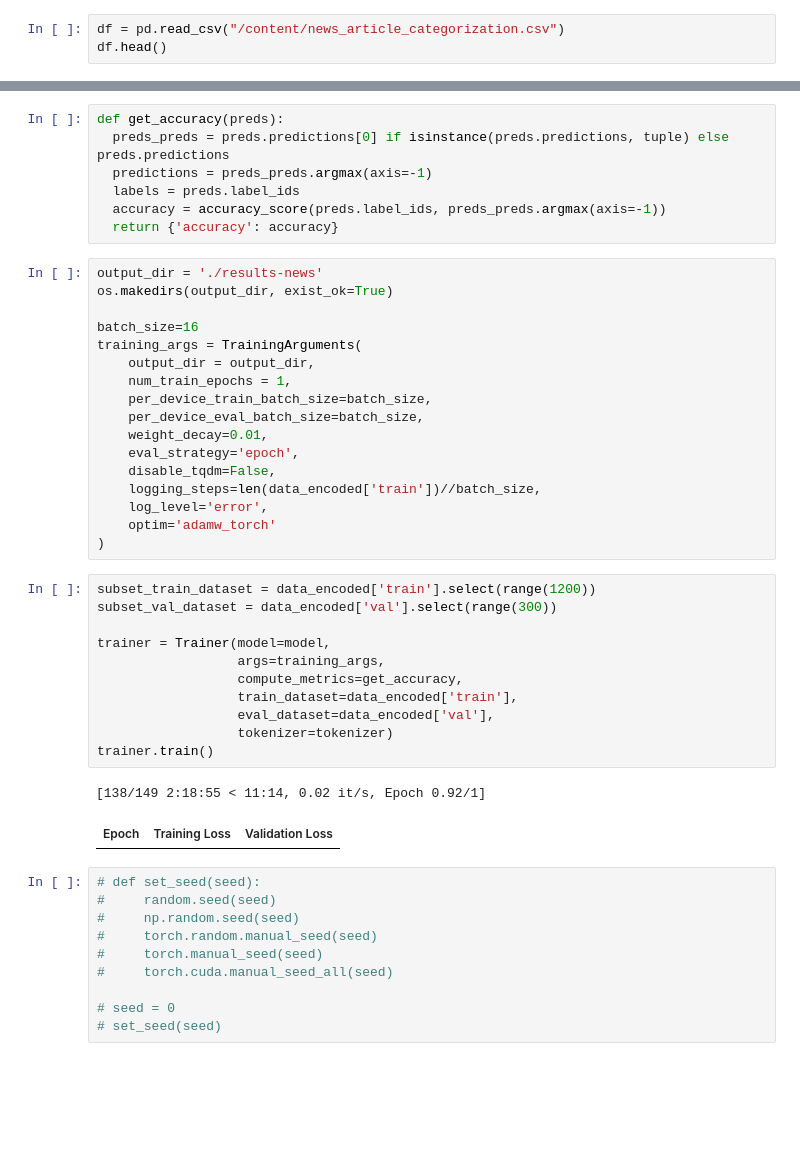
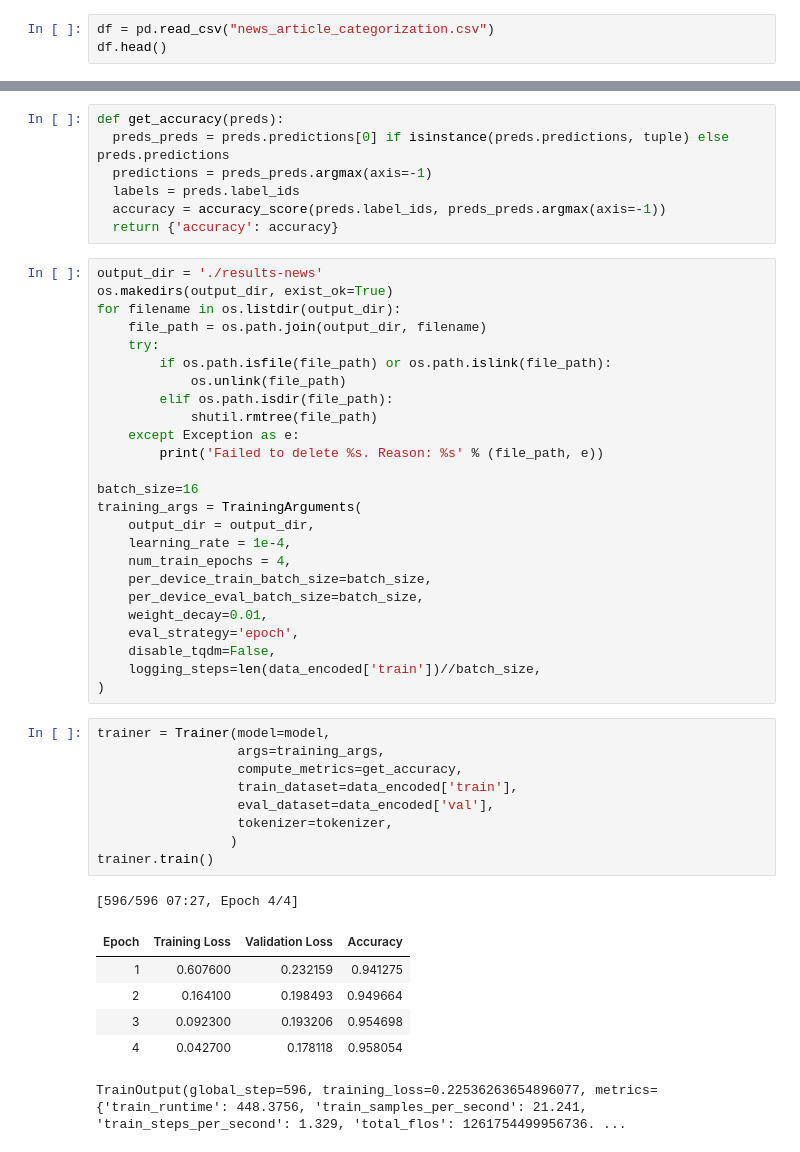
Before and after one commit to MarcoMosconi/News-Article-Categorization, a Jupyter notebook: News_Article_Categorization.ipynb, the cells around one changed output, grey strips where cells are left out. Drawn from its saved outputs; the diff is of its cells as text; blank space fills up the shorter version.

```diff
--- a/News_Article_Categorization.ipynb
+++ b/News_Article_Categorization.ipynb
@@ -36,5 +43,5 @@ from sklearn.metrics import accuracy_score
 # %%
-df = pd.read_csv("/content/news_article_categorization.csv")
+df = pd.read_csv("news_article_categorization.csv")
 df.head()
 # %% [output]
 |  | Text | Category |
@@ -188,41 +196,42 @@ def get_accuracy(preds):
 # %%
 output_dir = './results-news'
 os.makedirs(output_dir, exist_ok=True)
+for filename in os.listdir(output_dir):
+    file_path = os.path.join(output_dir, filename)
+    try:
+        if os.path.isfile(file_path) or os.path.islink(file_path):
+            os.unlink(file_path)
+        elif os.path.isdir(file_path):
+            shutil.rmtree(file_path)
+    except Exception as e:
+        print('Failed to delete %s. Reason: %s' % (file_path, e))
 
 batch_size=16
 training_args = TrainingArguments(
     output_dir = output_dir,
-    num_train_epochs = 1,
+    learning_rate = 1e-4,
+    num_train_epochs = 4,
     per_device_train_batch_size=batch_size,
     per_device_eval_batch_size=batch_size,
     weight_decay=0.01,
     eval_strategy='epoch',
     disable_tqdm=False,
     logging_steps=len(data_encoded['train'])//batch_size,
-    log_level='error',
-    optim='adamw_torch'
 )
 # %%
-subset_train_dataset = data_encoded['train'].select(range(1200))
-subset_val_dataset = data_encoded['val'].select(range(300))
-
 trainer = Trainer(model=model,
                   args=training_args,
                   compute_metrics=get_accuracy,
                   train_dataset=data_encoded['train'],
                   eval_dataset=data_encoded['val'],
-                  tokenizer=tokenizer)
+                  tokenizer=tokenizer,
+                 )
 trainer.train()
 # %% [output]
-[138/149 2:18:55 < 11:14, 0.02 it/s, Epoch 0.92/1]
+[596/596 07:27, Epoch 4/4]
-| Epoch | Training Loss | Validation Loss |
+| Epoch | Training Loss | Validation Loss | Accuracy |
+| 1 | 0.607600 | 0.232159 | 0.941275 |
+| 2 | 0.164100 | 0.198493 | 0.949664 |
+| 3 | 0.092300 | 0.193206 | 0.954698 |
+| 4 | 0.042700 | 0.178118 | 0.958054 |
+TrainOutput(global_step=596, training_loss=0.22536263654896077, metrics={'train_runtime': 448.3756, 'train_samples_per_second': 21.241, 'train_steps_per_second': 1.329, 'total_flos': 1261754499956736. ...
-# %%
-# def set_seed(seed):
-#     random.seed(seed)
-#     np.random.seed(seed)
-#     torch.random.manual_seed(seed)
-#     torch.manual_seed(seed)
-#     torch.cuda.manual_seed_all(seed)
-
-# seed = 0
-# set_seed(seed)
```
Also changed, not shown: parts of 27 cells of this notebook.
